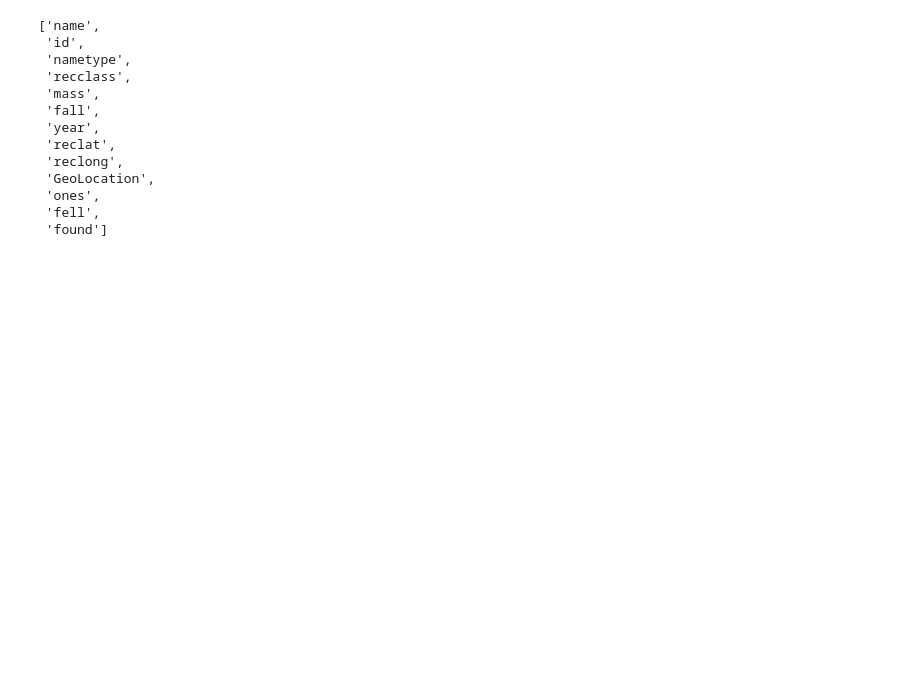
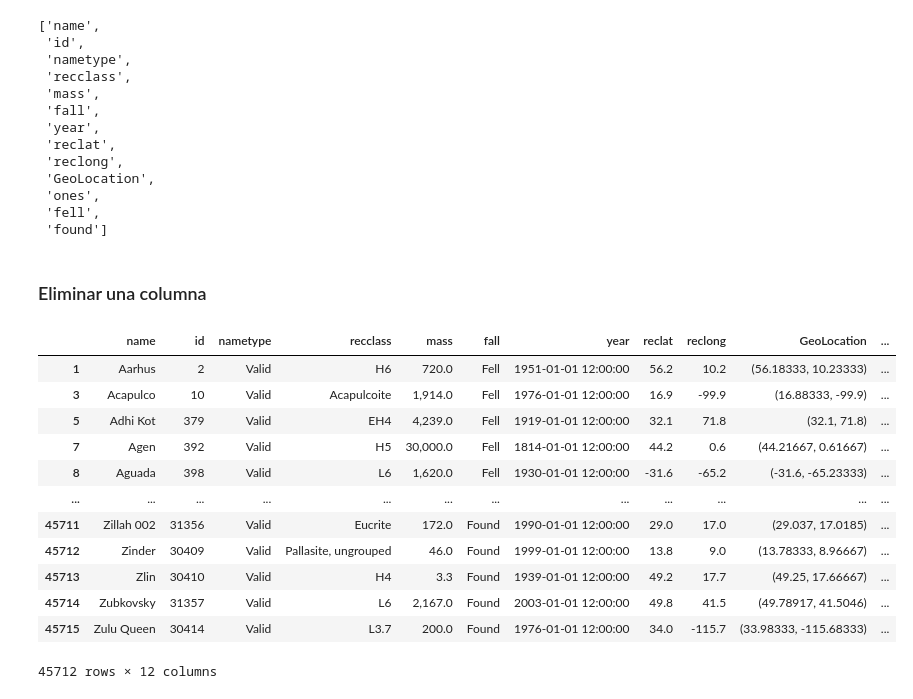
Before and after one commit to cristian-rincon/escuela-datascience, a Jupyter notebook: manipulacion_datos_pandas/4_datatypes.ipynb, the cells around one changed output. Drawn from its saved outputs; the diff is of its cells as text; code cells hidden in the pictures; blank space fills up the shorter version.

```diff
--- a/manipulacion_datos_pandas/4_datatypes.ipynb
+++ b/manipulacion_datos_pandas/4_datatypes.ipynb
@@ -301,3 +297,23 @@ list(df_meteorites)
  'ones',
  'fell',
  'found']
+# %% [markdown]
+### Eliminar una columna
+# %%
+df_meteorites.drop(['ones'], axis=1, inplace=True)
+# %%
+df_meteorites.drop([0,2,4,6])
+# %% [output]
+|  | name | id | nametype | recclass | mass | fall | year | reclat | reclong | GeoLocation | ... |
+| 1 | Aarhus | 2 | Valid | H6 | 720.0 | Fell | 1951-01-01 12:00:00 | 56.2 | 10.2 | (56.18333, 10.23333) | ... |
+| 3 | Acapulco | 10 | Valid | Acapulcoite | 1,914.0 | Fell | 1976-01-01 12:00:00 | 16.9 | -99.9 | (16.88333, -99.9) | ... |
+| 5 | Adhi Kot | 379 | Valid | EH4 | 4,239.0 | Fell | 1919-01-01 12:00:00 | 32.1 | 71.8 | (32.1, 71.8) | ... |
+| 7 | Agen | 392 | Valid | H5 | 30,000.0 | Fell | 1814-01-01 12:00:00 | 44.2 | 0.6 | (44.21667, 0.61667) | ... |
+| 8 | Aguada | 398 | Valid | L6 | 1,620.0 | Fell | 1930-01-01 12:00:00 | -31.6 | -65.2 | (-31.6, -65.23333) | ... |
+| ... | ... | ... | ... | ... | ... | ... | ... | ... | ... | ... | ... |
+| 45711 | Zillah 002 | 31356 | Valid | Eucrite | 172.0 | Found | 1990-01-01 12:00:00 | 29.0 | 17.0 | (29.037, 17.0185) | ... |
+| 45712 | Zinder | 30409 | Valid | Pallasite, ungrouped | 46.0 | Found | 1999-01-01 12:00:00 | 13.8 | 9.0 | (13.78333, 8.96667) | ... |
+| 45713 | Zlin | 30410 | Valid | H4 | 3.3 | Found | 1939-01-01 12:00:00 | 49.2 | 17.7 | (49.25, 17.66667) | ... |
+| 45714 | Zubkovsky | 31357 | Valid | L6 | 2,167.0 | Found | 2003-01-01 12:00:00 | 49.8 | 41.5 | (49.78917, 41.5046) | ... |
+| 45715 | Zulu Queen | 30414 | Valid | L3.7 | 200.0 | Found | 1976-01-01 12:00:00 | 34.0 | -115.7 | (33.98333, -115.68333) | ... |
+45712 rows × 12 columns
```
Also changed, not shown: parts of 3 cells of this notebook.
